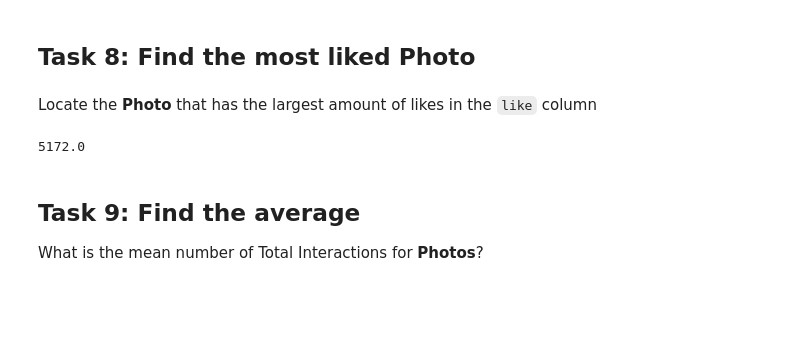
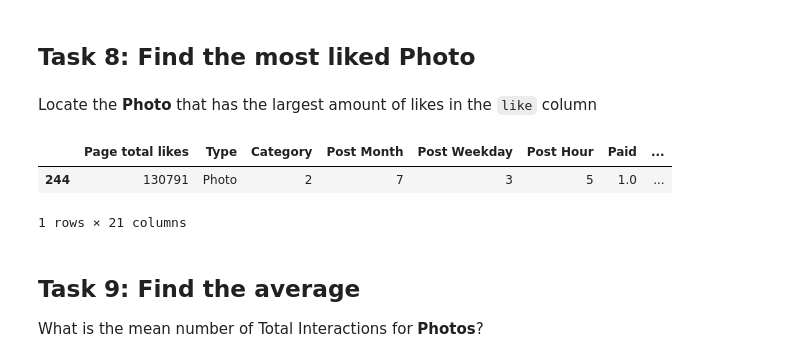
Before and after one commit to dermothethird/DS-Live-091922, a Jupyter notebook: Phase1/P1-Code-Challenge-Review.ipynb, the cells around one changed output. Drawn from its saved outputs; the diff is of its cells as text; code cells hidden in the pictures; blank space fills up the shorter version.

```diff
--- a/Phase1/P1-Code-Challenge-Review.ipynb
+++ b/Phase1/P1-Code-Challenge-Review.ipynb
@@ -256,10 +257,12 @@ Locate the **Photo** that has the largest amount of likes in the `like` column
 # call_on_students(1)
 # %%
 # Your code here
-#photos.sort_values(by='like', ascending=False).head(1)
+photos.sort_values(by='like', ascending=False).head(1)
 #facebook[(facebook['Type']=='Photo') & (facebook['like']==facebook['like'].max())]
 # %% [output]
+|  | Page total likes | Type | Category | Post Month | Post Weekday | Post Hour | Paid | ... |
+| 244 | 130791 | Photo | 2 | 7 | 3 | 5 | 1.0 | ... |
-5172.0
+1 rows × 21 columns
 # %% [markdown]
 ## Task 9: Find the average
 
```
Also changed, not shown: parts of 6 cells of this notebook.
